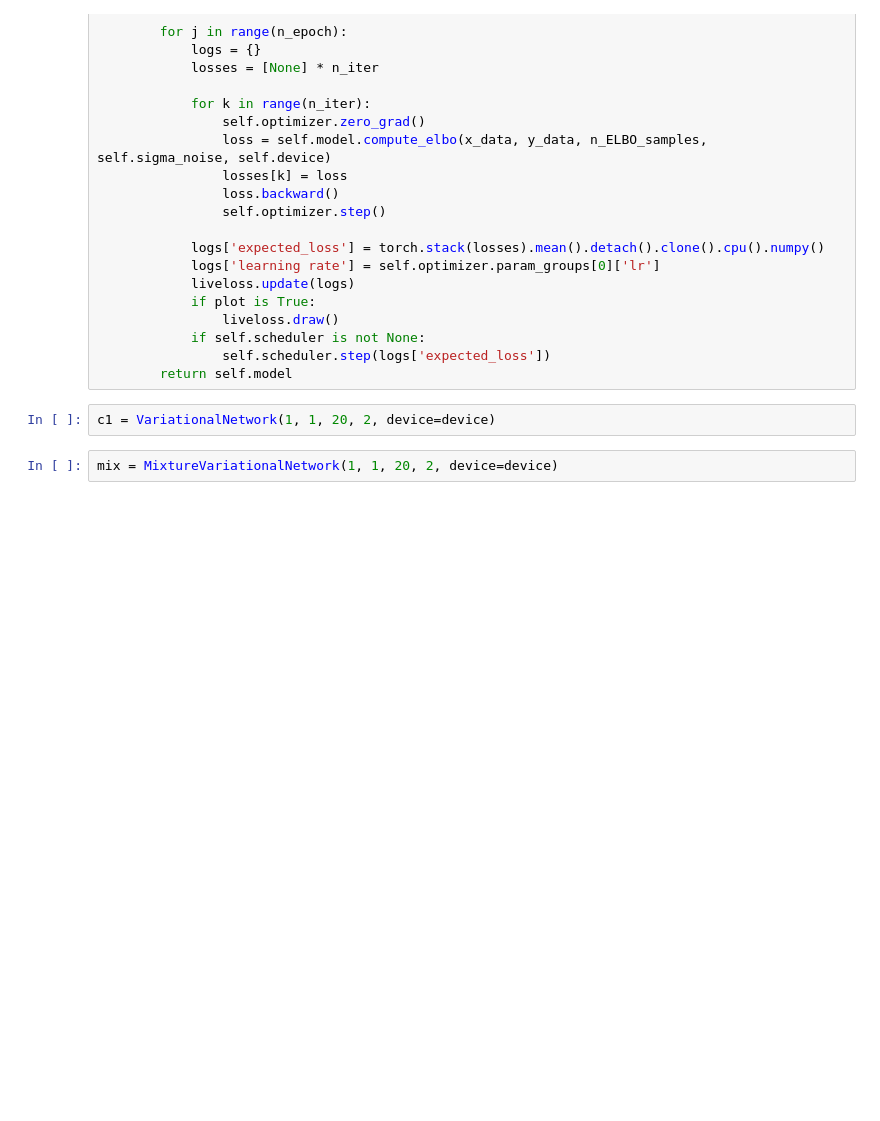
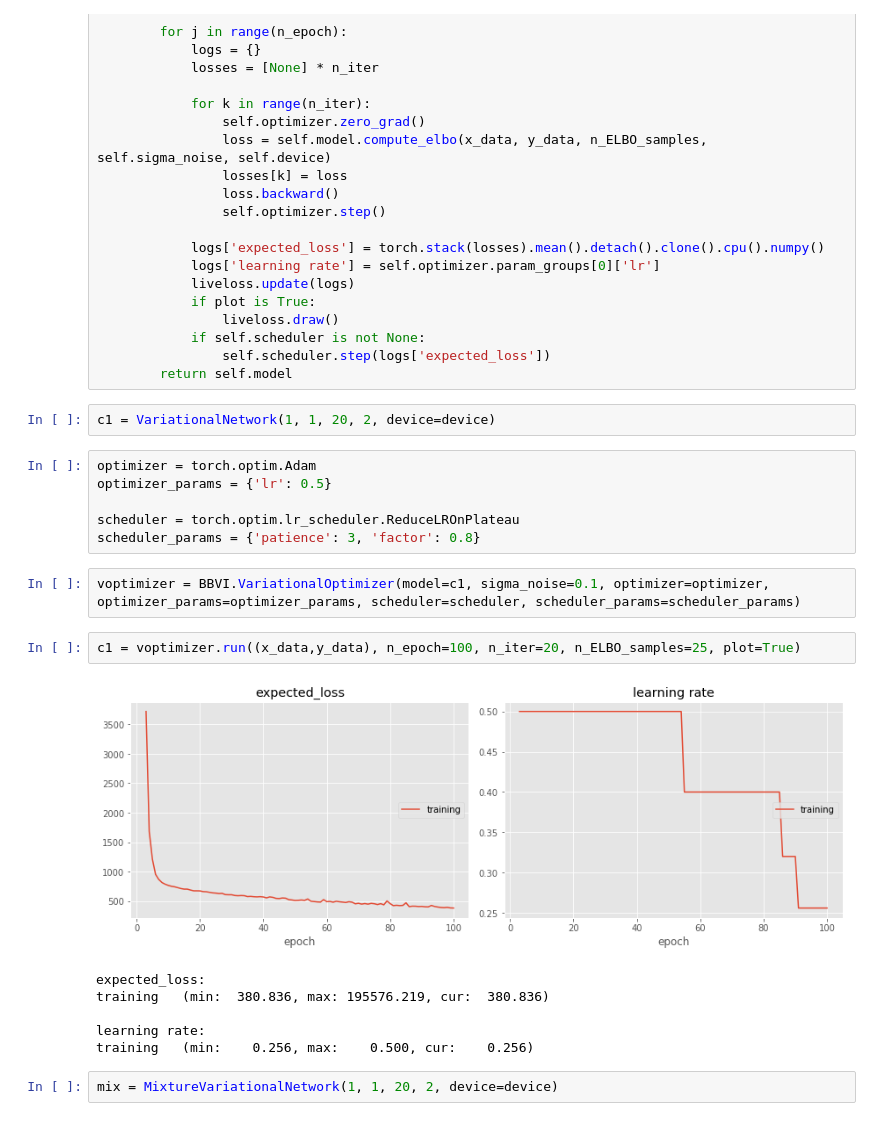
Before and after one commit to cortax/BayesianNN, a Jupyter notebook: dev_VariationalBoosting.ipynb, the cells around one changed output. Cells and saved outputs as stored; diff of their text form; blank space fills up the shorter version.

Commit message:
Variational Boosting seems to work

```diff
--- a/dev_VariationalBoosting.ipynb
+++ b/dev_VariationalBoosting.ipynb
@@ -196,6 +229,23 @@ class VariationalBoostingOptimizer():
         return self.model
 # %%
 c1 = VariationalNetwork(1, 1, 20, 2, device=device)
+# %%
+optimizer = torch.optim.Adam
+optimizer_params = {'lr': 0.5}
+
+scheduler = torch.optim.lr_scheduler.ReduceLROnPlateau
+scheduler_params = {'patience': 3, 'factor': 0.8}
+# %%
+voptimizer = BBVI.VariationalOptimizer(model=c1, sigma_noise=0.1, optimizer=optimizer, optimizer_params=optimizer_params, scheduler=scheduler, scheduler_params=scheduler_params)
+# %%
+c1 = voptimizer.run((x_data,y_data), n_epoch=100, n_iter=20, n_ELBO_samples=25, plot=True)
+# %% [output]
+[figure, added]
+expected_loss:
+training   (min:  380.836, max: 195576.219, cur:  380.836)
+
+learning rate:
+training   (min:    0.256, max:    0.500, cur:    0.256)
 # %%
 mix = MixtureVariationalNetwork(1, 1, 20, 2, device=device)
 # %%
```
Also changed, not shown: parts of 16 cells of this notebook, 1 other file.
